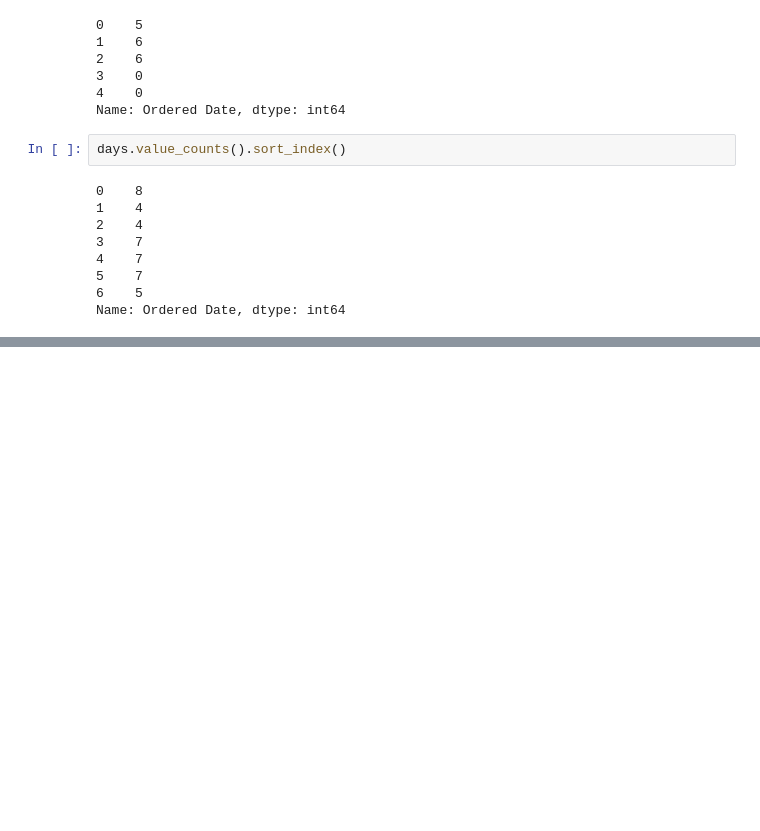
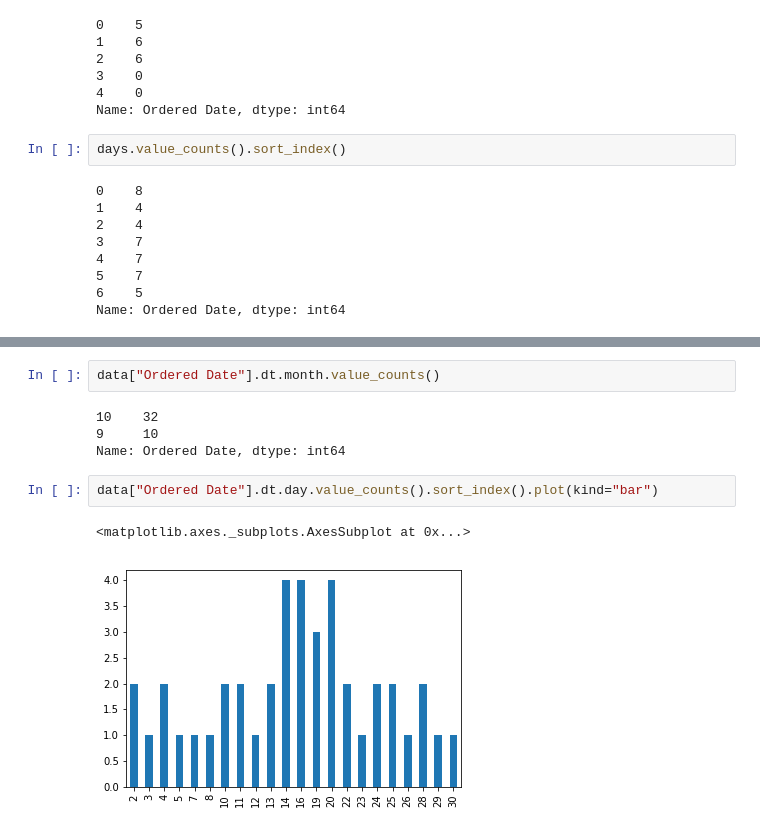
Before and after one commit to sindhushap/My_First_project1, a Jupyter notebook: Data_science.ipynb, the cells around one changed output, grey strips where cells are left out. Saved outputs shown, nothing was run; the diff lists cells and outputs as text; blank space fills up the shorter version.

```diff
--- a/Data_science.ipynb
+++ b/Data_science.ipynb
@@ -313,0 +381,11 @@ days.value_counts().sort_index().plot(kind="bar")
+# %%
+data["Ordered Date"].dt.month.value_counts()
+# %% [output]
+10    32
+9     10
+Name: Ordered Date, dtype: int64
+# %%
+data["Ordered Date"].dt.day.value_counts().sort_index().plot(kind="bar")
+# %% [output]
+<matplotlib.axes._subplots.AxesSubplot at 0x...>
+[figure, added]
```
Also changed, not shown: parts of 15 cells of this notebook.
